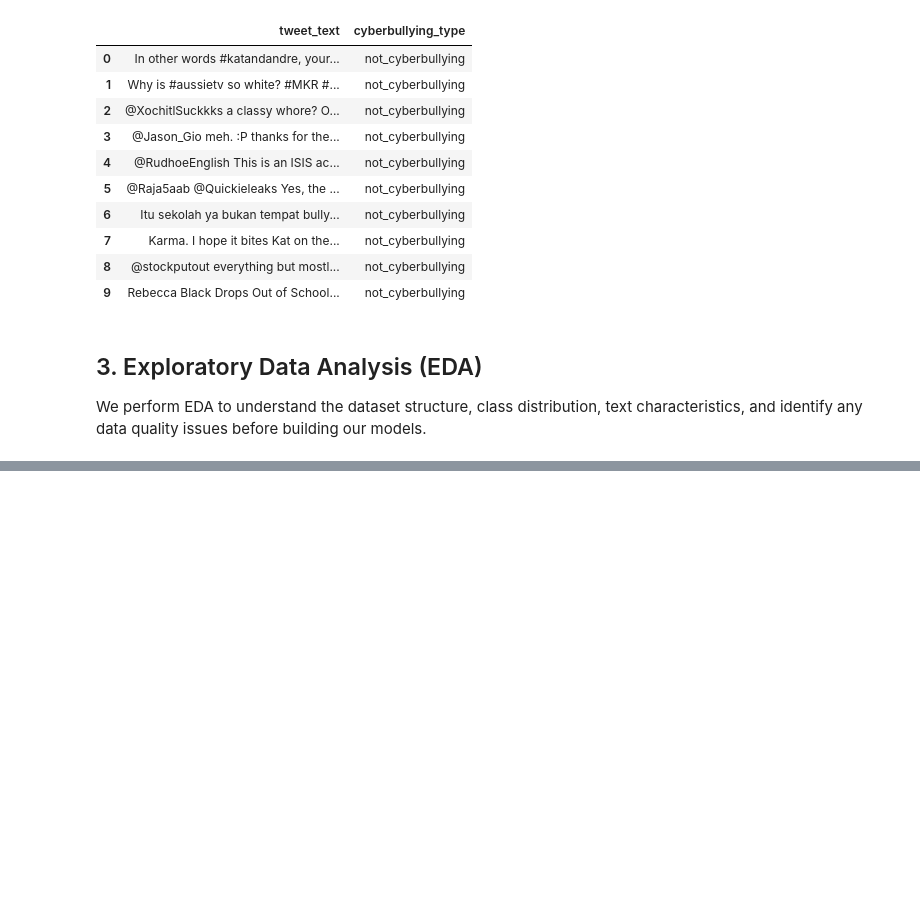
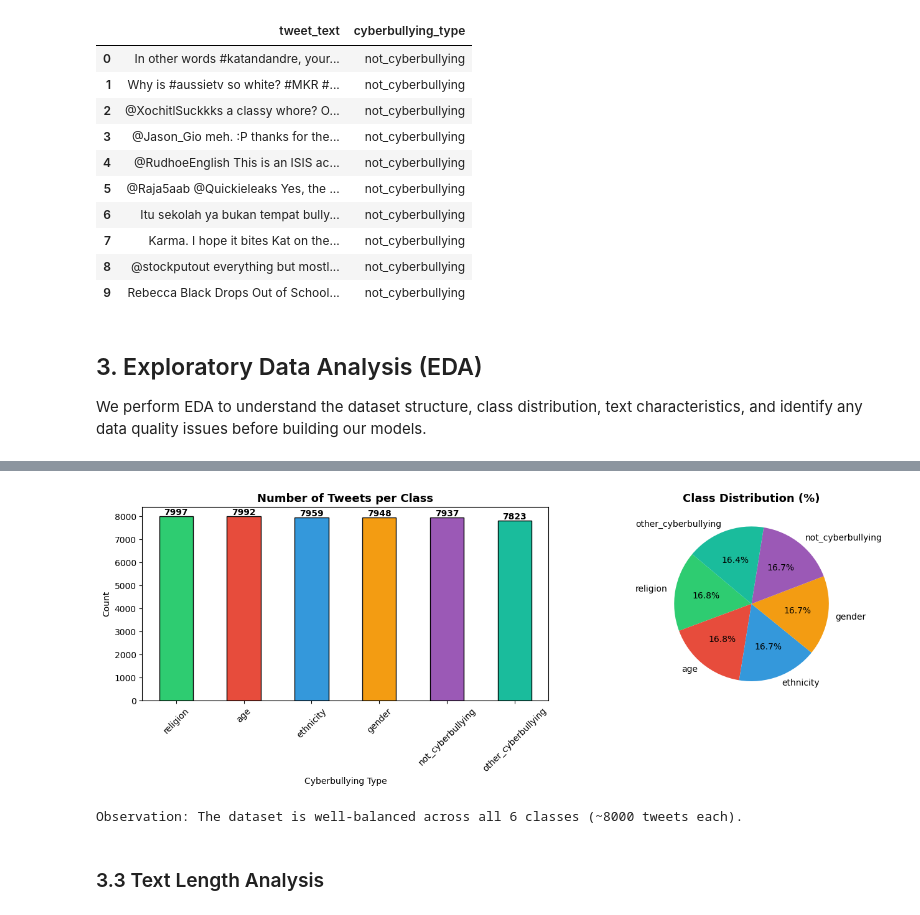
Before and after one commit to Hardtophead/NLP_ASSIGNMENT_TP139069_TP131138, a Jupyter notebook: Text_Classification.ipynb, the cells around one changed output, grey strips where cells are left out. Saved outputs shown, nothing was run; the diff lists cells and outputs as text; code cells hidden in the pictures; blank space fills up the shorter version.

```diff
--- a/Text_Classification.ipynb
+++ b/Text_Classification.ipynb
@@ -86,0 +110,6 @@ We perform EDA to understand the dataset structure, class distribution, text cha
+# %%
+# Remove duplicate rows if any
+initial_count = len(df)
+df = df.drop_duplicates().reset_index(drop=True)
+print(f'Removed {initial_count - len(df)} duplicate rows.')
+print(f'Dataset shape after cleaning: {df.shape}')
@@ -86,0 +121,6 @@ We perform EDA to understand the dataset structure, class distribution, text cha
+# %%
+# Count of tweets per class
+class_counts = df['cyberbullying_type'].value_counts()
+print('Class Distribution:')
+print(class_counts)
+print(f'\nClass Balance Ratio (min/max): {class_counts.min() / class_counts.max():.2f}')
@@ -86,0 +139,30 @@ We perform EDA to understand the dataset structure, class distribution, text cha
+# %%
+# Visualize class distribution
+fig, axes = plt.subplots(1, 2, figsize=(14, 5))
+
+# Bar chart
+colors = ['#2ecc71', '#e74c3c', '#3498db', '#f39c12', '#9b59b6', '#1abc9c']
+class_counts.plot(kind='bar', ax=axes[0], color=colors, edgecolor='black')
+axes[0].set_title('Number of Tweets per Class', fontsize=13, fontweight='bold')
+axes[0].set_xlabel('Cyberbullying Type')
+axes[0].set_ylabel('Count')
+axes[0].tick_params(axis='x', rotation=45)
+
+# Add count labels on bars
+for i, v in enumerate(class_counts.values):
+    axes[0].text(i, v + 50, str(v), ha='center', fontweight='bold', fontsize=10)
+
+# Pie chart
+axes[1].pie(class_counts.values, labels=class_counts.index, autopct='%1.1f%%',
+            colors=colors, startangle=140)
+axes[1].set_title('Class Distribution (%)', fontsize=13, fontweight='bold')
+
+plt.tight_layout()
+plt.show()
+
+print('Observation: The dataset is well-balanced across all 6 classes (~8000 tweets each).')
+# %% [output]
+[figure, added]
+Observation: The dataset is well-balanced across all 6 classes (~8000 tweets each).
+# %% [markdown]
+### 3.3 Text Length Analysis
```
Also changed, not shown: parts of 43 cells of this notebook, 2 other files.
